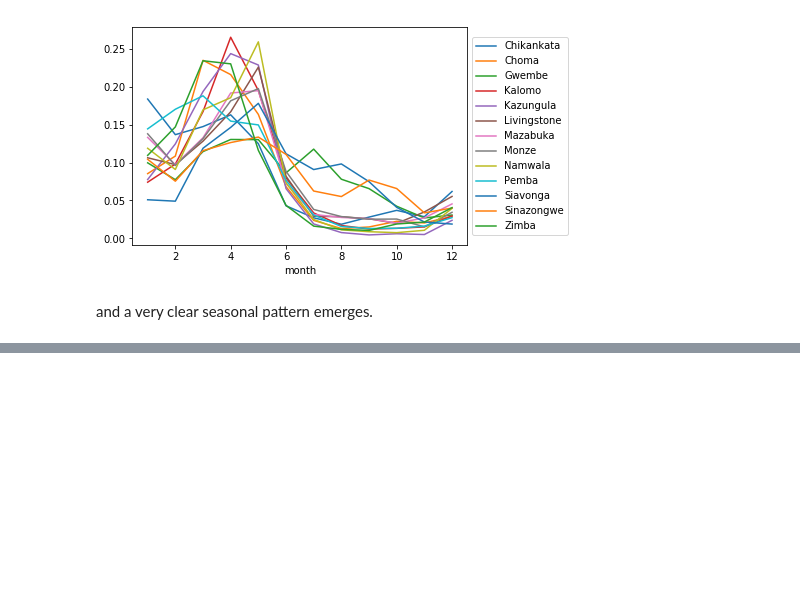
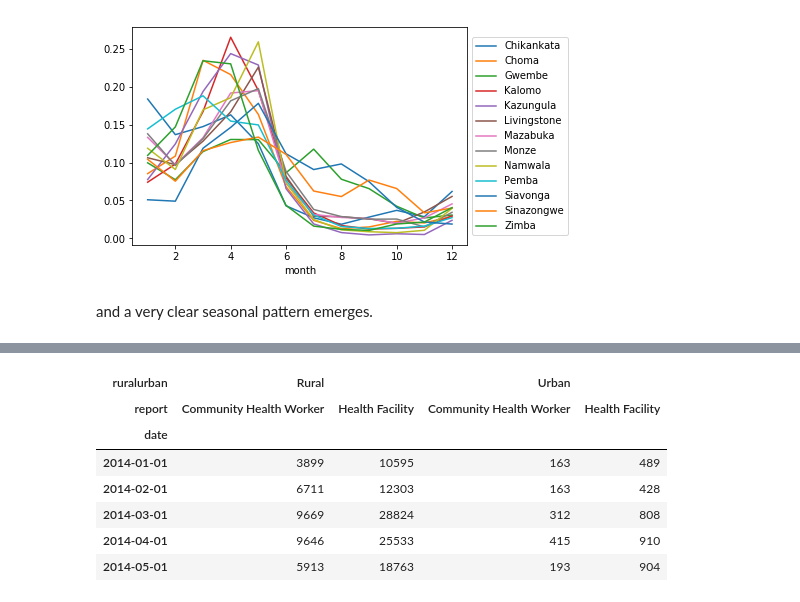
Before and after one commit to NeilNjae/makeover-monday, a Jupyter notebook: 20180416/20180416.ipynb, the cells around one changed output, grey strips where cells are left out. Saved outputs shown, nothing was run; the diff lists cells and outputs as text; code cells hidden in the pictures; blank space fills up the shorter version.

```diff
--- a/20180416/20180416.ipynb
+++ b/20180416/20180416.ipynb
@@ -408,0 +415,12 @@ and a very clear seasonal pattern emerges.
+# %%
+report_month = malaria_raw.pivot_table(index='date', columns=['ruralurban', 'report'], values='cases', aggfunc=sum)
+report_month.head()
+# %% [output]
+| ruralurban | Rural |  | Urban |  |
+| report | Community Health Worker | Health Facility | Community Health Worker | Health Facility |
+| date |  |  |  |  |
+| 2014-01-01 | 3899 | 10595 | 163 | 489 |
+| 2014-02-01 | 6711 | 12303 | 163 | 428 |
+| 2014-03-01 | 9669 | 28824 | 312 | 808 |
+| 2014-04-01 | 9646 | 25533 | 415 | 910 |
+| 2014-05-01 | 5913 | 18763 | 193 | 904 |
```
Also changed, not shown: parts of 12 cells of this notebook.
